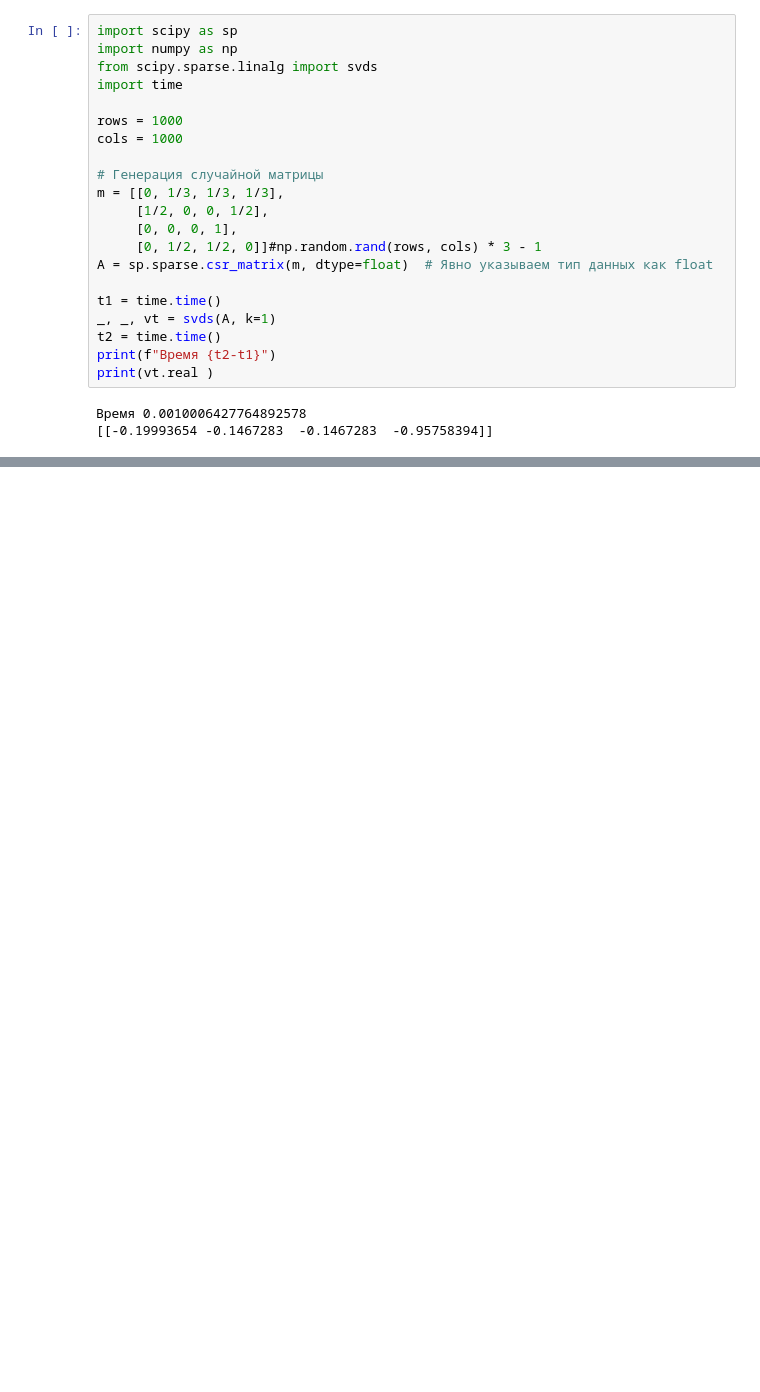
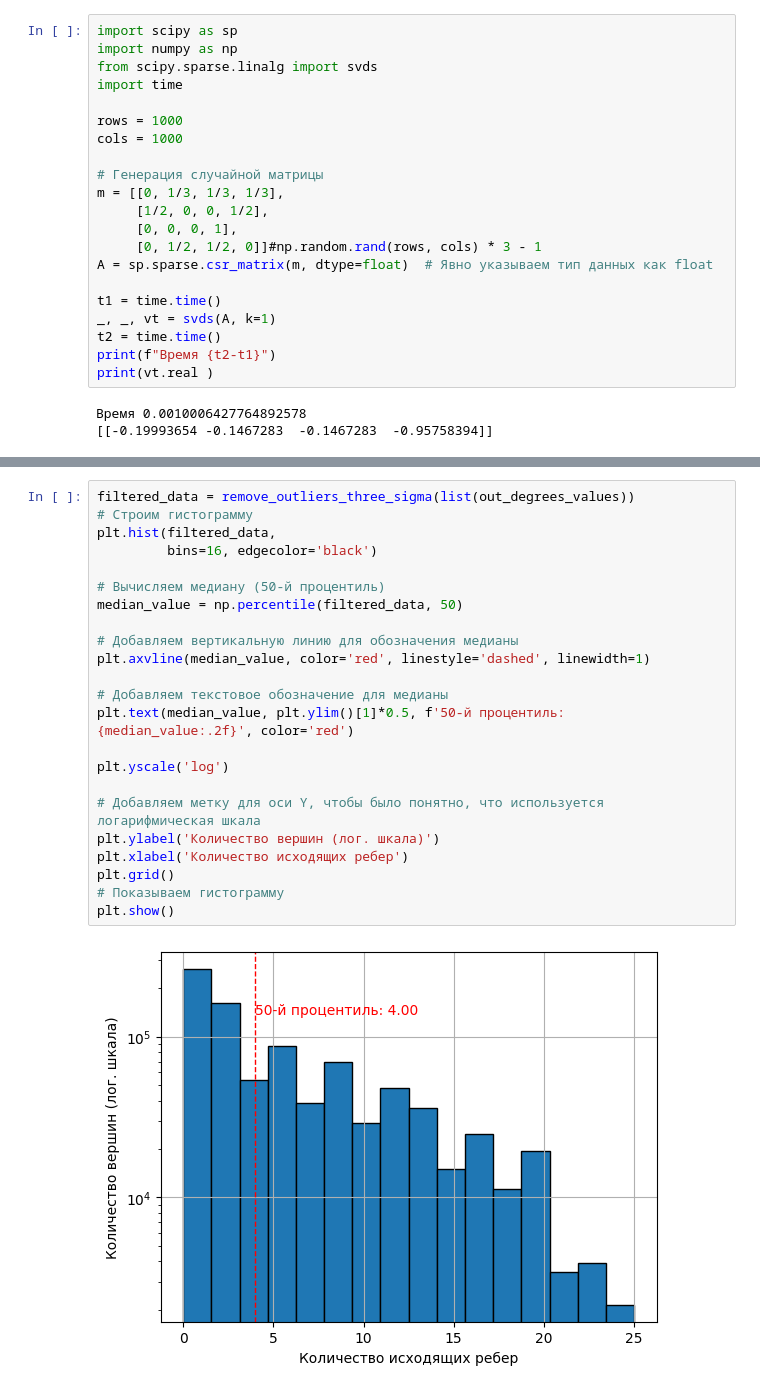
Before and after one commit to DimaOshchepkov/PageRank-Course-Project, a Jupyter notebook: Visualize.ipynb, the cells around one changed output, grey strips where cells are left out. Drawn from its saved outputs; the diff is of its cells as text; blank space fills up the shorter version.

```diff
--- a/Visualize.ipynb
+++ b/Visualize.ipynb
@@ -421,0 +397,25 @@ print(vt.real )
+# %%
+filtered_data = remove_outliers_three_sigma(list(out_degrees_values))
+# Строим гистограмму
+plt.hist(filtered_data,
+         bins=16, edgecolor='black')
+
+# Вычисляем медиану (50-й процентиль)
+median_value = np.percentile(filtered_data, 50)
+
+# Добавляем вертикальную линию для обозначения медианы
+plt.axvline(median_value, color='red', linestyle='dashed', linewidth=1)
+
+# Добавляем текстовое обозначение для медианы
+plt.text(median_value, plt.ylim()[1]*0.5, f'50-й процентиль: {median_value:.2f}', color='red')
+
+plt.yscale('log')
+
+# Добавляем метку для оси Y, чтобы было понятно, что используется логарифмическая шкала
+plt.ylabel('Количество вершин (лог. шкала)')
+plt.xlabel('Количество исходящих ребер')
+plt.grid()
+# Показываем гистограмму
+plt.show()
+# %% [output]
+[figure, added]
```
Also changed, not shown: parts of 25 cells of this notebook, 35 other files.
